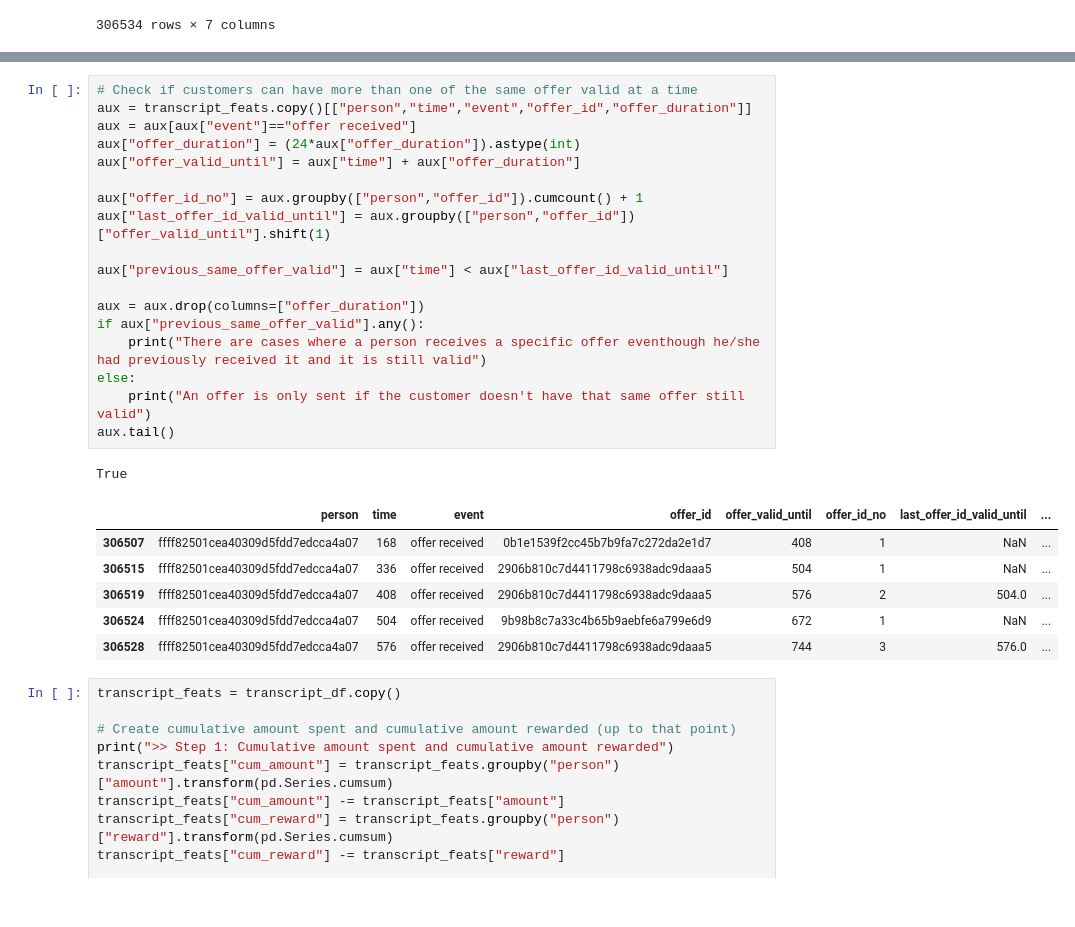
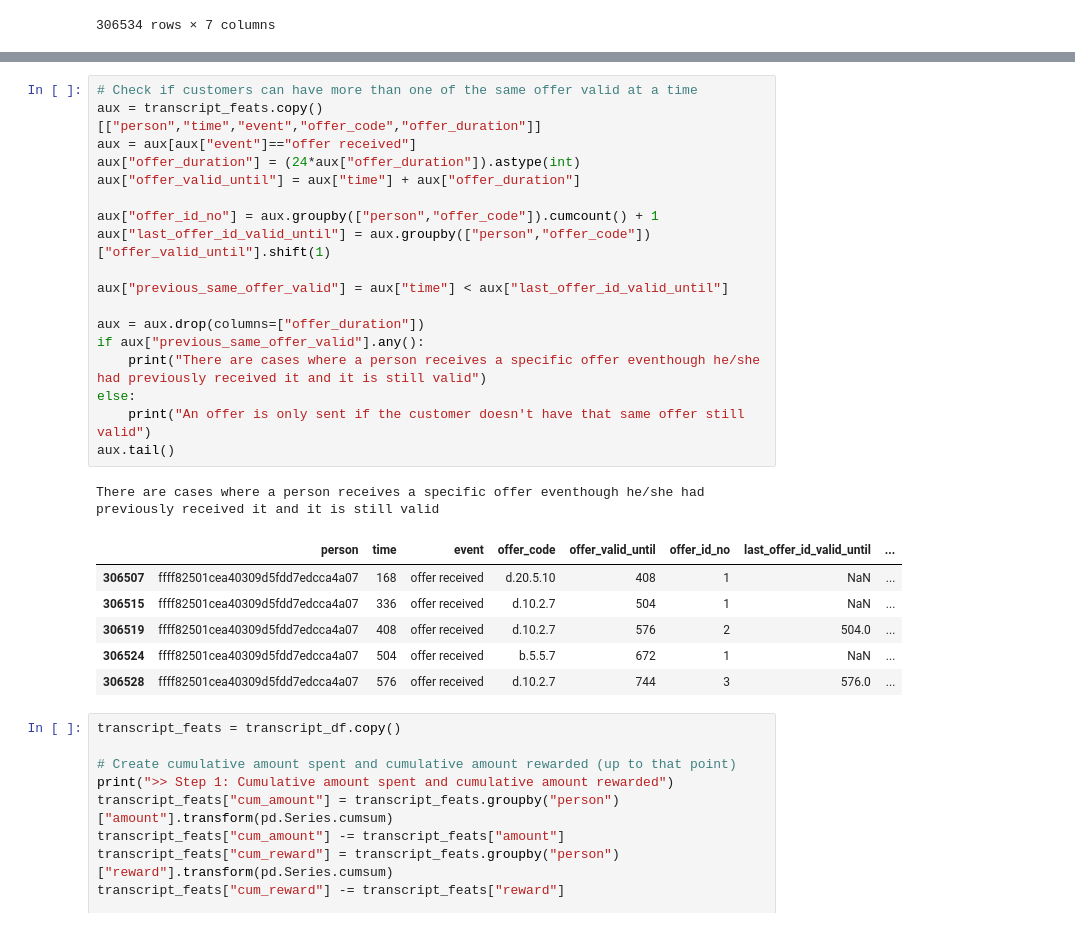
Before and after one commit to felipe-takaoka/starbucks-capstone, a Jupyter notebook: Starbucks_Capstone_notebook.ipynb, the cells around one changed output, grey strips where cells are left out. Drawn from its saved outputs; the diff is of its cells as text.

Commit message:
style: Rename offer name to offer code

```diff
--- a/Starbucks_Capstone_notebook.ipynb
+++ b/Starbucks_Capstone_notebook.ipynb
@@ -404,29 +404,29 @@ transcript_feats.head(25)
 # %%
 # Check if customers can have more than one of the same offer valid at a time
-aux = transcript_feats.copy()[["person","time","event","offer_id","offer_duration"]]
+aux = transcript_feats.copy()[["person","time","event","offer_code","offer_duration"]]
 aux = aux[aux["event"]=="offer received"]
 aux["offer_duration"] = (24*aux["offer_duration"]).astype(int)
 aux["offer_valid_until"] = aux["time"] + aux["offer_duration"]
 
-aux["offer_id_no"] = aux.groupby(["person","offer_id"]).cumcount() + 1
-aux["last_offer_id_valid_until"] = aux.groupby(["person","offer_id"])["offer_valid_until"].shift(1)
+aux["offer_id_no"] = aux.groupby(["person","offer_code"]).cumcount() + 1
+aux["last_offer_id_valid_until"] = aux.groupby(["person","offer_code"])["offer_valid_until"].shift(1)
 
 aux["previous_same_offer_valid"] = aux["time"] < aux["last_offer_id_valid_until"]
 
 aux = aux.drop(columns=["offer_duration"])
 if aux["previous_same_offer_valid"].any():
     print("There are cases where a person receives a specific offer eventhough he/she had previously received it and it is still valid")
 else:
     print("An offer is only sent if the customer doesn't have that same offer still valid")
 aux.tail()
 # %% [output]
-True
+There are cases where a person receives a specific offer eventhough he/she had previously received it and it is still valid
-|  | person | time | event | offer_id | offer_valid_until | offer_id_no | last_offer_id_valid_until | ... |
-| 306507 | ffff82501cea40309d5fdd7edcca4a07 | 168 | offer received | 0b1e1539f2cc45b7b9fa7c272da2e1d7 | 408 | 1 | NaN | ... |
-| 306515 | ffff82501cea40309d5fdd7edcca4a07 | 336 | offer received | 2906b810c7d4411798c6938adc9daaa5 | 504 | 1 | NaN | ... |
-| 306519 | ffff82501cea40309d5fdd7edcca4a07 | 408 | offer received | 2906b810c7d4411798c6938adc9daaa5 | 576 | 2 | 504.0 | ... |
-| 306524 | ffff82501cea40309d5fdd7edcca4a07 | 504 | offer received | 9b98b8c7a33c4b65b9aebfe6a799e6d9 | 672 | 1 | NaN | ... |
-| 306528 | ffff82501cea40309d5fdd7edcca4a07 | 576 | offer received | 2906b810c7d4411798c6938adc9daaa5 | 744 | 3 | 576.0 | ... |
+|  | person | time | event | offer_code | offer_valid_until | offer_id_no | last_offer_id_valid_until | ... |
+| 306507 | ffff82501cea40309d5fdd7edcca4a07 | 168 | offer received | d.20.5.10 | 408 | 1 | NaN | ... |
+| 306515 | ffff82501cea40309d5fdd7edcca4a07 | 336 | offer received | d.10.2.7 | 504 | 1 | NaN | ... |
+| 306519 | ffff82501cea40309d5fdd7edcca4a07 | 408 | offer received | d.10.2.7 | 576 | 2 | 504.0 | ... |
+| 306524 | ffff82501cea40309d5fdd7edcca4a07 | 504 | offer received | b.5.5.7 | 672 | 1 | NaN | ... |
+| 306528 | ffff82501cea40309d5fdd7edcca4a07 | 576 | offer received | d.10.2.7 | 744 | 3 | 576.0 | ... |
 # %%
 transcript_feats = transcript_df.copy()
 
```
Also changed, not shown: parts of 2 cells of this notebook, 1 other file.
